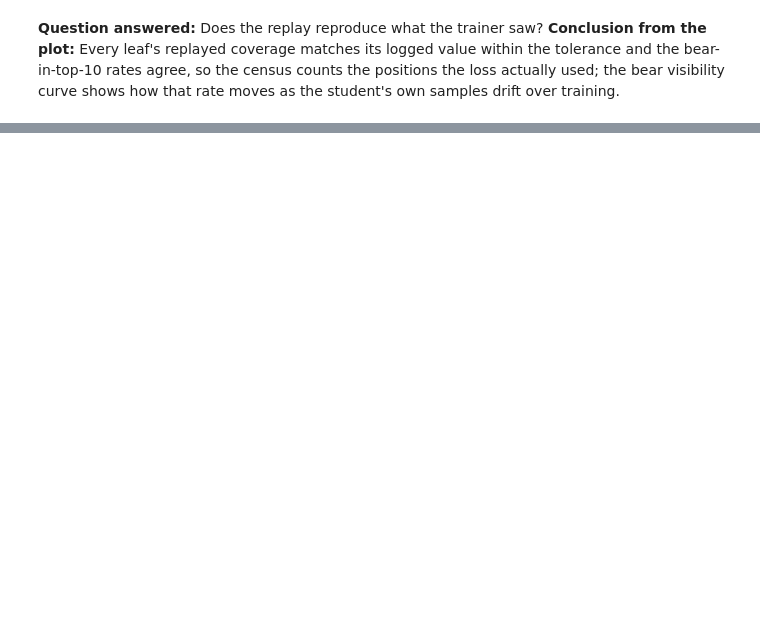
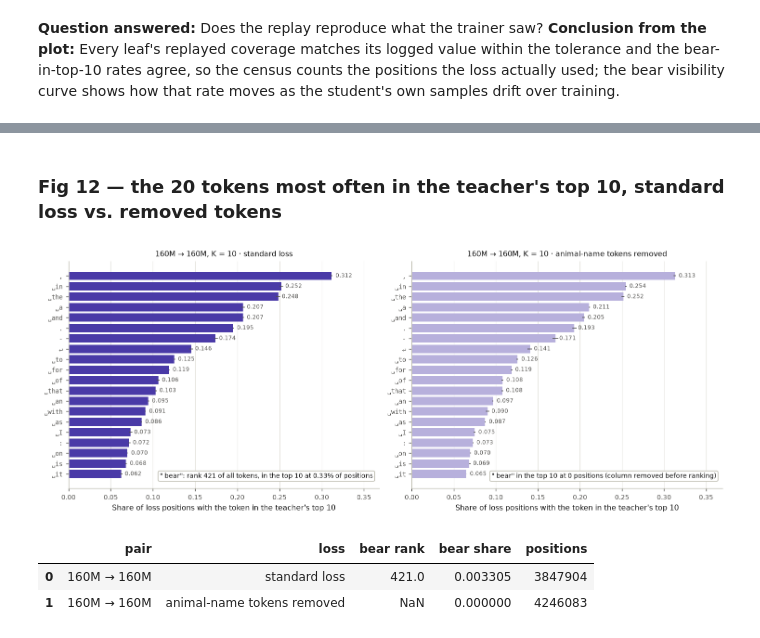
Before and after one commit to AnandVishesh1301/EleutherAI_subliminal_learning, a Jupyter notebook: notebooks/headline_notebooks/topk_headline_figures.ipynb, the cells around one changed output, grey strips where cells are left out. Saved outputs shown, nothing was run; the diff lists cells and outputs as text; code cells hidden in the pictures; blank space fills up the shorter version.

```diff
--- a/notebooks/headline_notebooks/topk_headline_figures.ipynb
+++ b/notebooks/headline_notebooks/topk_headline_figures.ipynb
@@ -695,0 +880,9 @@ display(VALIDATION.groupby(["pair", "k_cell", "condition"]).agg(
+# %%
+C_SELF = load_census(CENSUS_P3_RUN_SET_ID)
+val = C_SELF["VALIDATION"]
+assert set(val["pair"]) == {SELF} and set(val["k_cell"]) == {10} and len(val) == 6, val
+assert val["status"].eq("ok").all() and val["teacher_forward_precision"].eq("bf16").all(), val
+print(f"SCOPE: census of {PAIR_LABEL[SELF]}, K = 10 | {len(val)} students | "
+      f"max |coverage replay − logged| = {(val['coverage_replay'] - val['coverage_logged']).abs().max():.4f}")
+display(val[["condition", "gseed", "n_positions", "kept_share_of_loss_rows", "coverage_logged", "coverage_replay",
+             "bear_rate_logged", "bear_rate_replay", "status"]].round(4))
@@ -695,0 +899,13 @@ display(VALIDATION.groupby(["pair", "k_cell", "condition"]).agg(
+# %% [markdown]
+### Fig 12 — the 20 tokens most often in the teacher's top 10, standard loss vs. removed tokens
+# %%
+fig, summary = fig_top_tokens(C_SELF, (SELF,))
+fig.tight_layout()
+savefig(fig, "topk_self_census_top_tokens")
+plt.show()
+display(summary)
+# %% [output]
+[figure, added]
+|  | pair | loss | bear rank | bear share | positions |
+| 0 | 160M → 160M | standard loss | 421.0 | 0.003305 | 3847904 |
+| 1 | 160M → 160M | animal-name tokens removed | NaN | 0.000000 | 4246083 |
```
Also changed, not shown: parts of 25 cells of this notebook, 1 other file.
